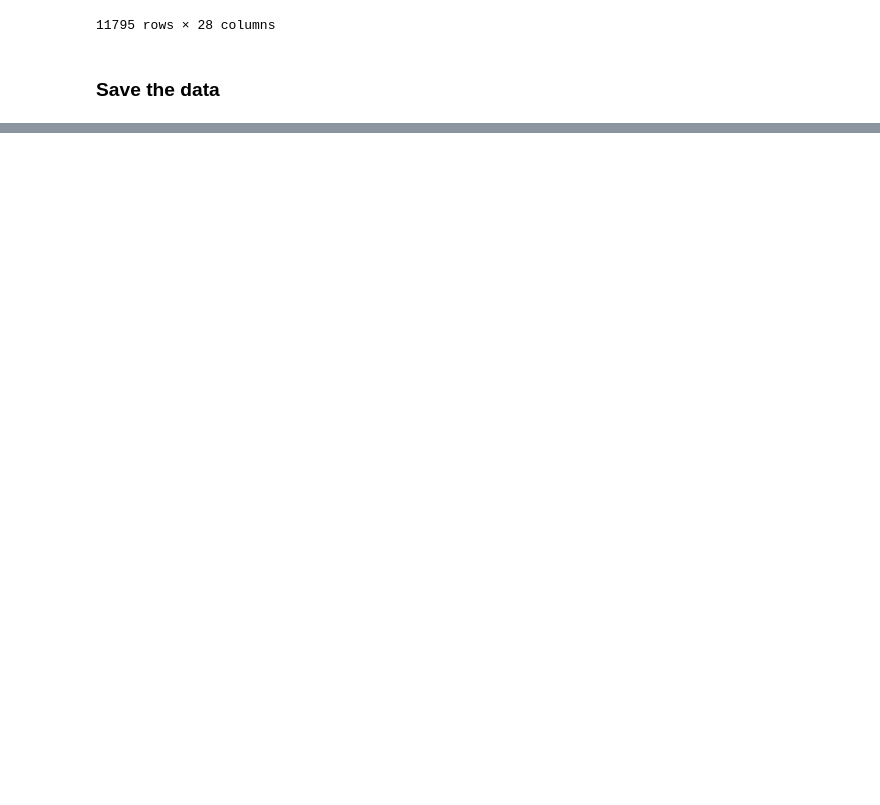
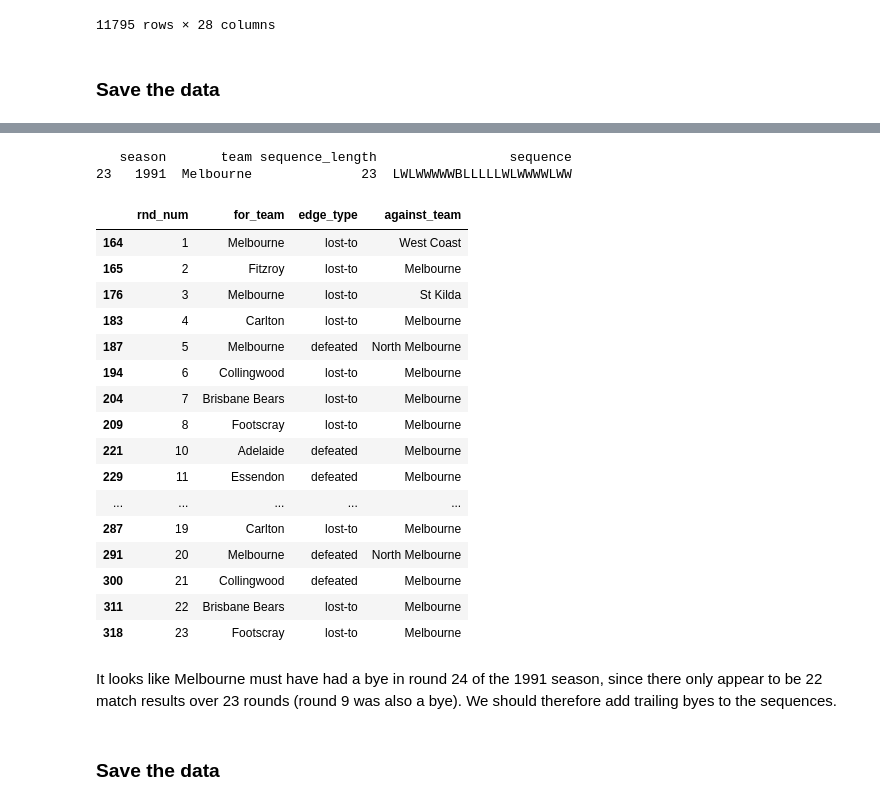
Before and after one commit to gaj67/gaj-data-science, a Jupyter notebook: AFL/notebooks/3_feature_extraction.ipynb, the cells around one changed output, grey strips where cells are left out. Cells and saved outputs as stored; diff of their text form; code cells hidden in the pictures; blank space fills up the shorter version.

```diff
--- a/AFL/notebooks/3_feature_extraction.ipynb
+++ b/AFL/notebooks/3_feature_extraction.ipynb
@@ -351,0 +458,32 @@ df_intra_features.to_csv(os.path.join("..", "data", "within_season_features.csv"
+# %%
+team = "Melbourne"
+season = 1991
+sequence = df_sequences[(df_sequences.season == season) & (df_sequences.team == team)]
+print(sequence)
+# %% [output]
+   season       team sequence_length                 sequence
+23   1991  Melbourne              23  LWLWWWWWBLLLLLWLWWWWLWW
+# %%
+df_team_matches = match_tools.get_team_matches(df_minor_matches, team, season)
+# %%
+df_team_matches[['rnd_num', 'for_team', 'edge_type', 'against_team']]
+# %% [output]
+|  | rnd_num | for_team | edge_type | against_team |
+| 164 | 1 | Melbourne | lost-to | West Coast |
+| 165 | 2 | Fitzroy | lost-to | Melbourne |
+| 176 | 3 | Melbourne | lost-to | St Kilda |
+| 183 | 4 | Carlton | lost-to | Melbourne |
+| 187 | 5 | Melbourne | defeated | North Melbourne |
+| 194 | 6 | Collingwood | lost-to | Melbourne |
+| 204 | 7 | Brisbane Bears | lost-to | Melbourne |
+| 209 | 8 | Footscray | lost-to | Melbourne |
+| 221 | 10 | Adelaide | defeated | Melbourne |
+| 229 | 11 | Essendon | defeated | Melbourne |
+| ... | ... | ... | ... | ... |
+| 287 | 19 | Carlton | lost-to | Melbourne |
+| 291 | 20 | Melbourne | defeated | North Melbourne |
+| 300 | 21 | Collingwood | defeated | Melbourne |
+| 311 | 22 | Brisbane Bears | lost-to | Melbourne |
+| 318 | 23 | Footscray | lost-to | Melbourne |
+# %% [markdown]
+It looks like Melbourne must have had a bye in round 24 of the 1991 season, since there only appear to be 22 match results over 23 rounds (round 9 was also a bye). We should therefore add trailing byes to the sequences.
@@ -351,0 +501,2 @@ df_intra_features.to_csv(os.path.join("..", "data", "within_season_features.csv"
+# %% [markdown]
+### Save the data
```
Also changed, not shown: parts of 18 cells of this notebook, 5 other files.
